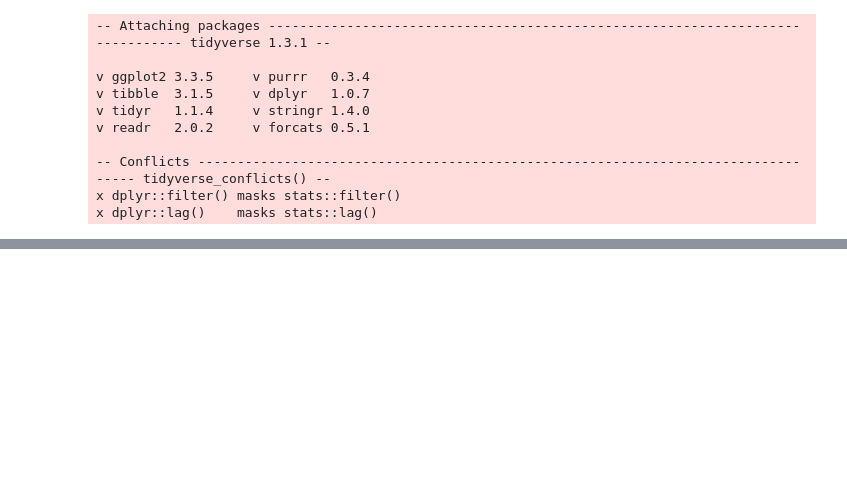
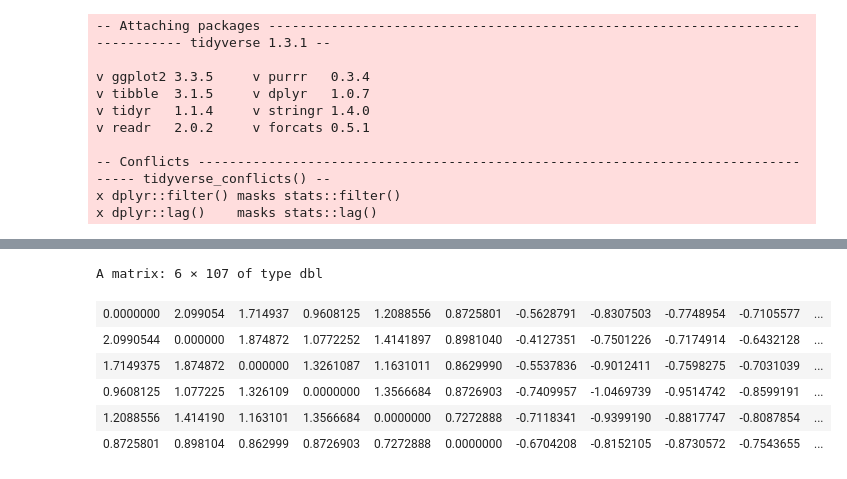
Before and after one commit to Arcumenn/BA-Thesis_NorthEuraLex, a Jupyter notebook: BA-Thesis.ipynb, the cells around one changed output, grey strips where cells are left out. Cells and saved outputs as stored; diff of their text form; code cells hidden in the pictures; blank space fills up the shorter version.

```diff
--- a/BA-Thesis.ipynb
+++ b/BA-Thesis.ipynb
@@ -82,0 +134,3 @@ A spec_tbl_df: 121613 × 10
+# %%
+languages = raw_geodata %>% select(iso_code)
+head(languages)
@@ -82,0 +235,3 @@ A spec_tbl_df: 121613 × 10
+# %%
+language_distances =
+  matrix(0, nrow(languages), nrow(languages))
@@ -82,0 +240,36 @@ A spec_tbl_df: 121613 × 10
+# %%
+for (i in 1:(nrow(languages) - 1)) {
+  # print to see the program is actually doing something, because the loop takes a while
+  print(i)
+  for (j in (i + 1):nrow(languages)) {
+    # creates a tibble comparing two languages
+    join = inner_join(language_params[[i]], language_params[[j]],
+                      by=c("Concept_ID" = "Concept_ID"))
+    lang_distance = 0
+    k = 1
+    n_concepts = 40
+    remove_concept = TRUE
+    for (concept in asjp_concepts) {
+      n_words = 0
+      concept_distance = 0
+      while ((join$Concept_ID[k] == concept) && k != nrow(join) + 1) {
+        remove_concept = FALSE
+        n_words = n_words + 1
+        concept_distance =
+          concept_distance +
+          (affine(join$ASJP.x[k], join$ASJP.y[k]) /
+          max(nchar(join$ASJP.x[k]), nchar(join$ASJP.y[k])))
+        k = k + 1
+      }
+      if (remove_concept) {n_concepts = n_concepts - 1}
+      else {
+        remove_concept = TRUE
+        lang_distance = lang_distance + (concept_distance / n_words)
+      }
+      counter = 0
+      concept_distance = 0
+    }
+    language_distances[i, j] = (lang_distance / n_concepts)
+    language_distances[j, i] = (lang_distance / n_concepts)
+  }
+}
@@ -82,0 +294,10 @@ A spec_tbl_df: 121613 × 10
+# %%
+head(language_distances)
+# %% [output]
+A matrix: 6 × 107 of type dbl
+| 0.0000000 | 2.099054 | 1.714937 | 0.9608125 | 1.2088556 | 0.8725801 | -0.5628791 | -0.8307503 | -0.7748954 | -0.7105577 | ... |
+| 2.0990544 | 0.000000 | 1.874872 | 1.0772252 | 1.4141897 | 0.8981040 | -0.4127351 | -0.7501226 | -0.7174914 | -0.6432128 | ... |
+| 1.7149375 | 1.874872 | 0.000000 | 1.3261087 | 1.1631011 | 0.8629990 | -0.5537836 | -0.9012411 | -0.7598275 | -0.7031039 | ... |
+| 0.9608125 | 1.077225 | 1.326109 | 0.0000000 | 1.3566684 | 0.8726903 | -0.7409957 | -1.0469739 | -0.9514742 | -0.8599191 | ... |
+| 1.2088556 | 1.414190 | 1.163101 | 1.3566684 | 0.0000000 | 0.7272888 | -0.7118341 | -0.9399190 | -0.8817747 | -0.8087854 | ... |
+| 0.8725801 | 0.898104 | 0.862999 | 0.8726903 | 0.7272888 | 0.0000000 | -0.6704208 | -0.8152105 | -0.8730572 | -0.7543655 | ... |
```
Also changed, not shown: parts of 25 cells of this notebook.
